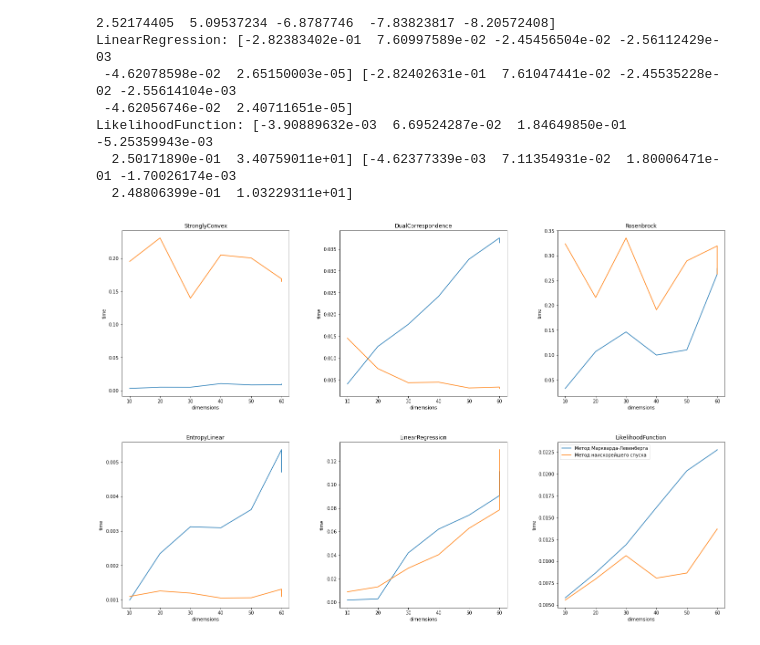
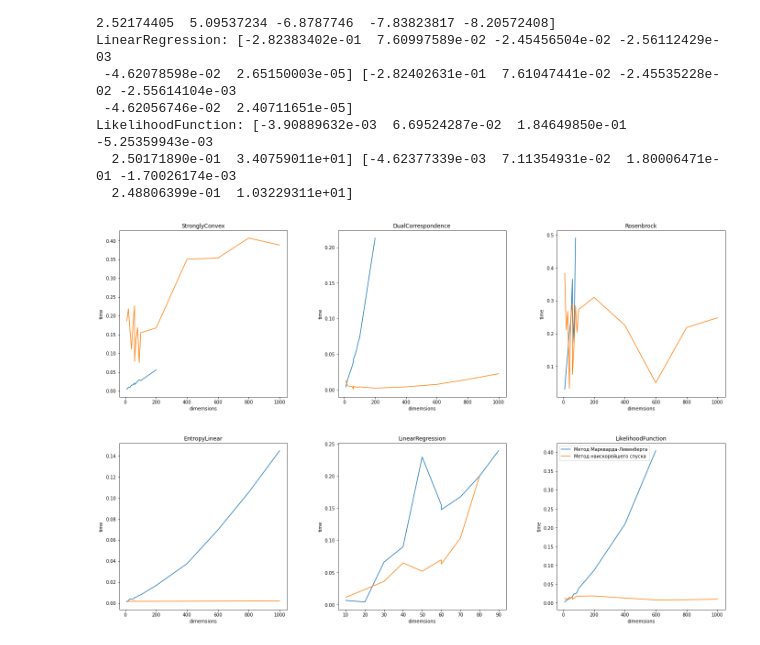
Before and after one commit to fallra1n/math-optimization, a Jupyter notebook: hw-2/OPTI_2.ipynb, the cells around one changed output. Cells and saved outputs as stored; diff of their text form; code cells hidden in the pictures.

```diff
--- a/hw-2/OPTI_2.ipynb
+++ b/hw-2/OPTI_2.ipynb
@@ -252,7 +253,7 @@ func_name_list = [
     "LikelihoodFunction",
 ]
 
-dimemsions = [10, 20, 30, 40, 50, 60, 60]
+dimemsions = [10, 20, 30, 40, 50, 60, 60, 70, 80, 90, 100, 200, 400, 600, 800, 1000]
 
 number_of_func = 6
 
@@ -382,38 +383,52 @@ prec = 1e-1
 steps = 1000
 
 Lst_y_lev = []
+Lst_x_lev =[]
 Lst_y_fast = []
+Lst_x_fast = []
 
 for i in range(number_of_func):
     Lst_y_lev.append([])
     Lst_y_fast.append([])
+    Lst_x_lev.append([])
+    Lst_x_fast.append([])
     for dim in dimemsions:
         start_time = time.time()
         x0, param_list = param_gen[i](dim)
         max_steps, eps = steps, prec
         result = levenberg_markvatd2(function_list[i], param_list, x0, max_steps, eps)
         end_time = time.time()
+        if (end_time - start_time > 0.5):
+            break
+        Lst_x_lev[i].append(dim)
         Lst_y_lev[i].append(end_time - start_time)
+
+    for dim in dimemsions:
         start_time = time.time()
+        x0, param_list = param_gen[i](dim)
+        max_steps, eps = steps, prec
         result = the_fastest_descent(function_list[i], param_list, x0, max_steps, eps)
         end_time = time.time()
+        if (end_time - start_time > 0.5):
+            break
+        Lst_x_fast[i].append(dim)
         Lst_y_fast[i].append(end_time - start_time)
 
 
 for i in range(2):
     for j in range(3):
         # if i == 0 and j == 1:
         #     continue
         # if i == 1 and j == 0:
         #     continue
         ind = i * 3 + j
-        axs[i, j].plot(dimemsions, Lst_y_lev[ind], label='Метод Маркварда-Левенберга')
-        axs[i, j].plot(dimemsions, Lst_y_fast[ind], label='Метод наискорейшего спуска')
+        axs[i, j].plot(Lst_x_lev[ind], Lst_y_lev[ind], label='Метод Маркварда-Левенберга')
+        axs[i, j].plot(Lst_x_fast[ind], Lst_y_fast[ind], label='Метод наискорейшего спуска')
         axs[i, j].set_title(func_name_list[ind])
         axs[i, j].set_xlabel('dimemsions')
         axs[i, j].set_ylabel('time')
 
 plt.legend()
 plt.show()
 # %% [output]
-[figure, old version]
+[figure, new version]
```
Also changed, not shown: parts of 2 cells of this notebook.
